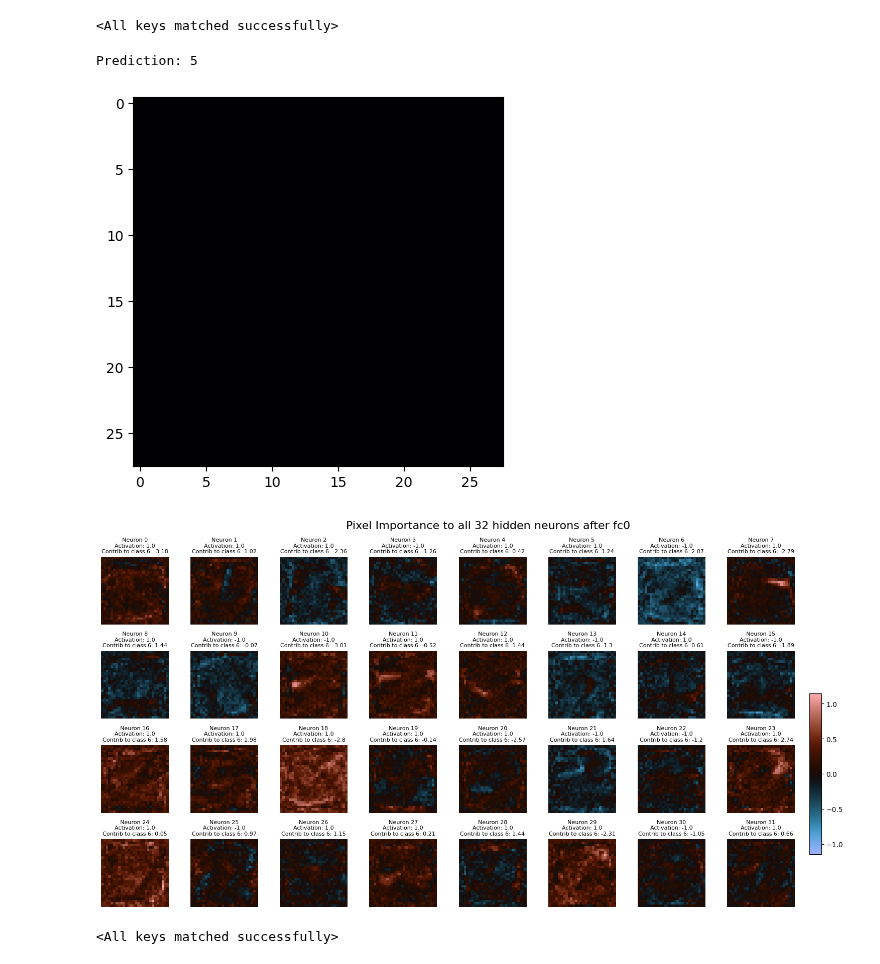
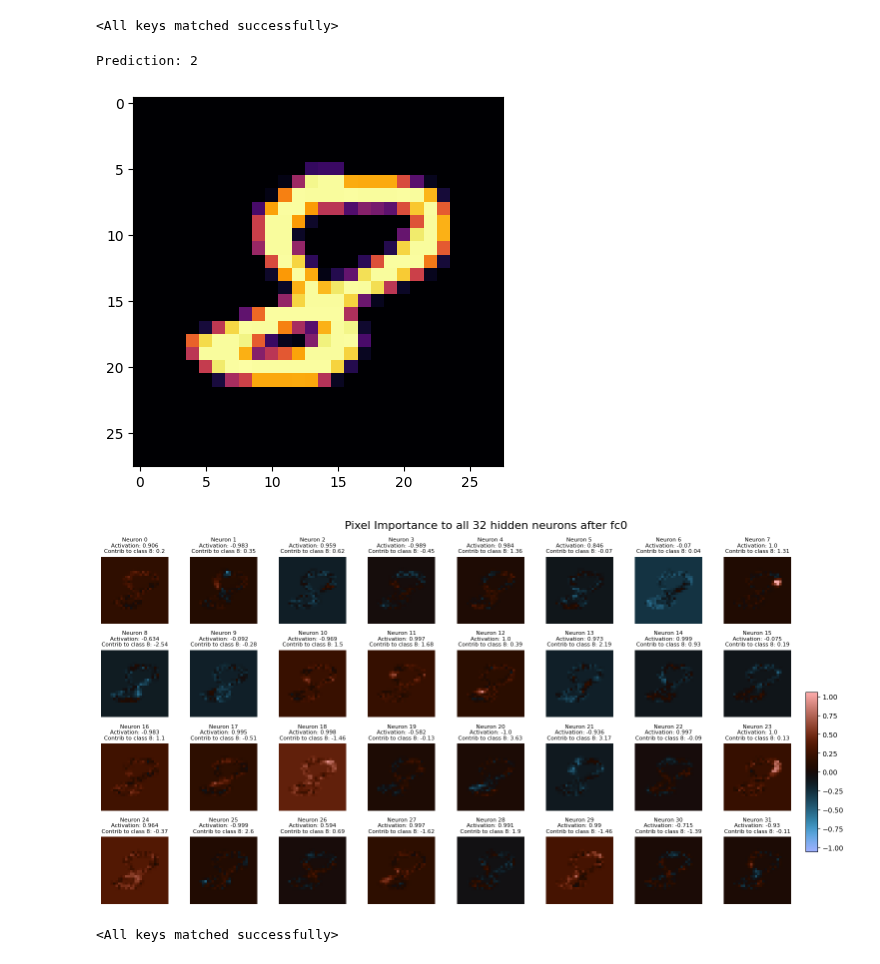
Before and after one commit to kns357/ANN_MA_Kaito, a Jupyter notebook: 04_neuron_attention.ipynb, the cells around one changed output. Saved outputs shown, nothing was run; the diff lists cells and outputs as text; code cells hidden in the pictures.

```diff
--- a/04_neuron_attention.ipynb
+++ b/04_neuron_attention.ipynb
@@ -73,7 +73,7 @@ def compute_final_contributions(net, activations_fc0, target):
 # %%
 
 inputs, labels = next(iter(test_loader))
-dig_to_check = 6
+dig_to_check = 8
 
 #search wanted digit:
 while True:
@@ -81,7 +81,7 @@ while True:
     if labels[ind] == dig_to_check:
         img = inputs[ind].squeeze()
         break
-img = torch.full((28, 28), 255).float()
+#img = torch.full((28, 28), 255).float()
 
 output = net(img.view(-1).cuda())
 print(f"Prediction: {output.argmax()}")
@@ -94,36 +94,36 @@ contribs = weights * img_flat #[32, 784]
 
 #normalise to [0, 1]
 contribs_imgs = (contribs / contribs.max()).view(-1, 28, 28)
 
 mask = torch.where(
     contribs_imgs == 0,
     torch.tensor(0.0, device=contribs_imgs.device),
     torch.tensor(1.0, device=contribs_imgs.device)
 )
 
 contribs_imgs += biases[:, None, None]
 #contribs_imgs *= mask #remove bias where background = 0 for visualisation
 
 activations = torch.tanh(net.fc0(img.view(1, -1).cuda())).squeeze()
 final_contribution = [round(con.item(), 2) for con in compute_final_contributions(net, activations, dig_to_check)]
 
 fig, axes = plt.subplots(4, 8, figsize=(16, 8))
 vmax = contribs_imgs.max().item()
 
 for i, ax in enumerate(axes.flat):
     im = ax.imshow(contribs_imgs[i], cmap='berlin', vmin=-vmax, vmax=vmax)
     ax.set_title(f'Neuron {i}\nActivation: {round(activations[i].item(), 3)}\nContrib to class {dig_to_check}: {final_contribution[i]}', fontsize=8)
     ax.axis('off')
 
 fig.suptitle('Pixel Importance to all 32 hidden neurons after fc0', fontsize=16)
 cbar_ax = fig.add_axes([0.9, 0.15, 0.015, 0.4])
 fig.colorbar(im, cax=cbar_ax)
 plt.tight_layout(rect=[0, 0, 0.9, 1])
 plt.show()
 # %% [output]
-Prediction: 5
+Prediction: 2
-[figure, old version]
+[figure, new version]
-[figure, old version]
+[figure, new version]
 # %%
 net1 = Net(input_size, hidden_size0, hidden_size1, out_size)
 CUDA = torch.cuda.is_available()
```
Also changed, not shown: parts of 8 cells of this notebook, 17 other files.
